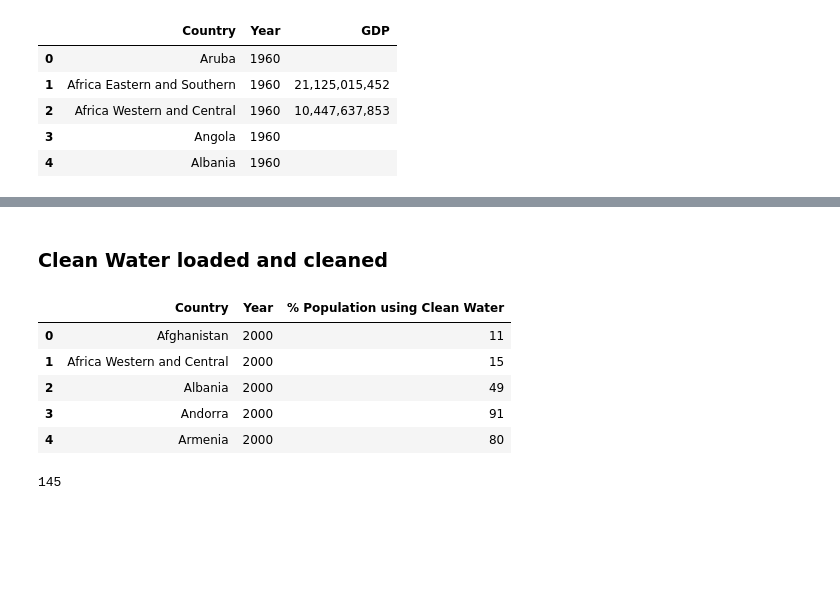
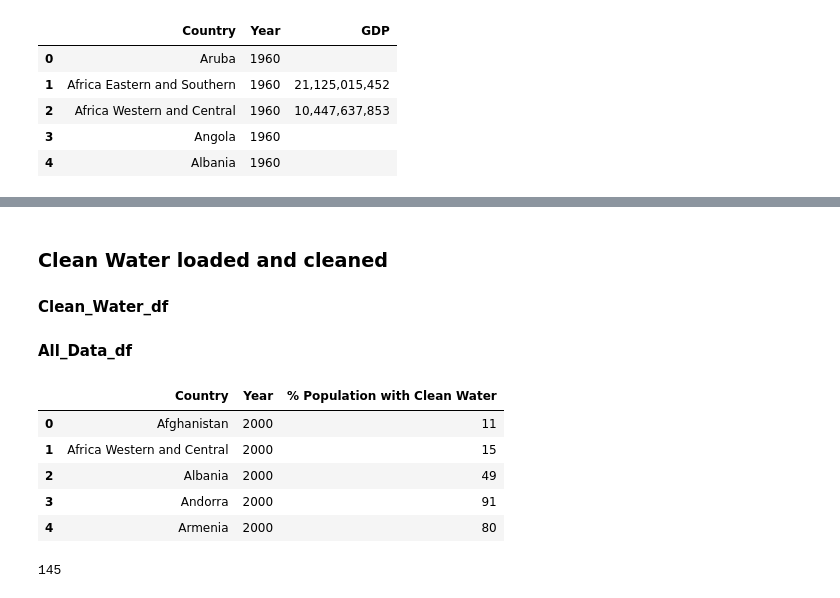
Before and after one commit to JNorthData/Life_Expectancy, a Jupyter notebook: life-expectancy.ipynb, the cells around one changed output, grey strips where cells are left out. Cells and saved outputs as stored; diff of their text form; code cells hidden in the pictures; blank space fills up the shorter version.

```diff
--- a/life-expectancy.ipynb
+++ b/life-expectancy.ipynb
@@ -90,14 +145,16 @@ GDP_df['Country'].nunique()
 # %% [markdown]
 ### Clean Water loaded and cleaned
+#### Clean_Water_df
+#### All_Data_df
 # %%
 Clean_Water_df = pd.read_csv('Resources/WHO Access to Clean Water.csv')
 Clean_Water_df.head()
 
-Clean_Water_df = pd.melt(Clean_Water_df, id_vars = 'Country', var_name = 'Year', value_name = '% Population using Clean Water')
+Clean_Water_df = pd.melt(Clean_Water_df, id_vars = 'Country', var_name = 'Year', value_name = '% Population with Clean Water')
 
 Clean_Water_df.head()
 # %% [output]
-|  | Country | Year | % Population using Clean Water |
+|  | Country | Year | % Population with Clean Water |
 | 0 | Afghanistan | 2000 | 11 |
 | 1 | Africa Western and Central | 2000 | 15 |
 | 2 | Albania | 2000 | 49 |
```
Also changed, not shown: parts of 36 cells of this notebook.
